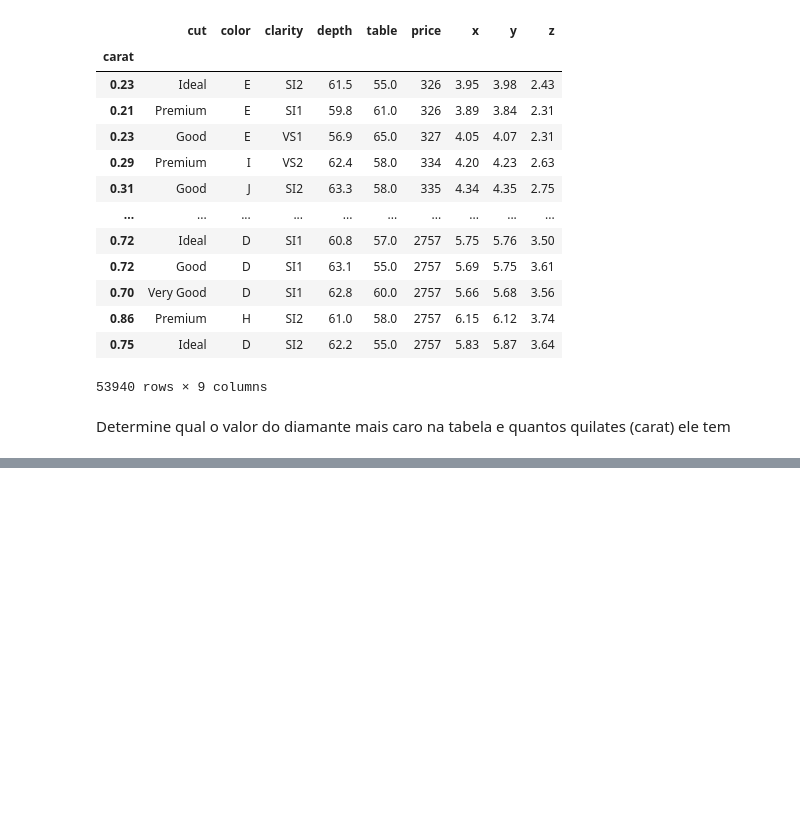
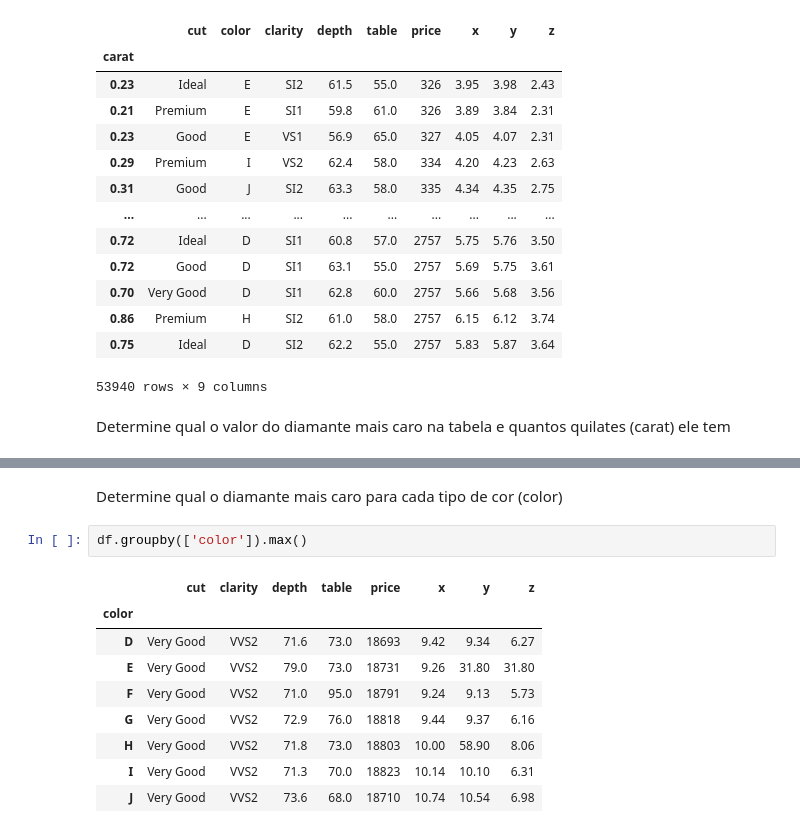
Before and after one commit to valuedriven/dataanalysis, a Jupyter notebook: exercicio_pandas_complementar.ipynb, the cells around one changed output, grey strips where cells are left out. Cells and saved outputs as stored; diff of their text form; blank space fills up the shorter version.

```diff
--- a/exercicio_pandas_complementar.ipynb
+++ b/exercicio_pandas_complementar.ipynb
@@ -42,0 +77,14 @@ Determine qual o valor do diamante mais caro na tabela e quantos quilates (carat
+# %% [markdown]
+Determine qual o diamante mais caro para cada tipo de cor (color)
+# %%
+df.groupby(['color']).max()
+# %% [output]
+|  | cut | clarity | depth | table | price | x | y | z |
+| color |  |  |  |  |  |  |  |  |
+| D | Very Good | VVS2 | 71.6 | 73.0 | 18693 | 9.42 | 9.34 | 6.27 |
+| E | Very Good | VVS2 | 79.0 | 73.0 | 18731 | 9.26 | 31.80 | 31.80 |
+| F | Very Good | VVS2 | 71.0 | 95.0 | 18791 | 9.24 | 9.13 | 5.73 |
+| G | Very Good | VVS2 | 72.9 | 76.0 | 18818 | 9.44 | 9.37 | 6.16 |
+| H | Very Good | VVS2 | 71.8 | 73.0 | 18803 | 10.00 | 58.90 | 8.06 |
+| I | Very Good | VVS2 | 71.3 | 70.0 | 18823 | 10.14 | 10.10 | 6.31 |
+| J | Very Good | VVS2 | 73.6 | 68.0 | 18710 | 10.74 | 10.54 | 6.98 |
```
Also changed, not shown: parts of 10 cells of this notebook.
